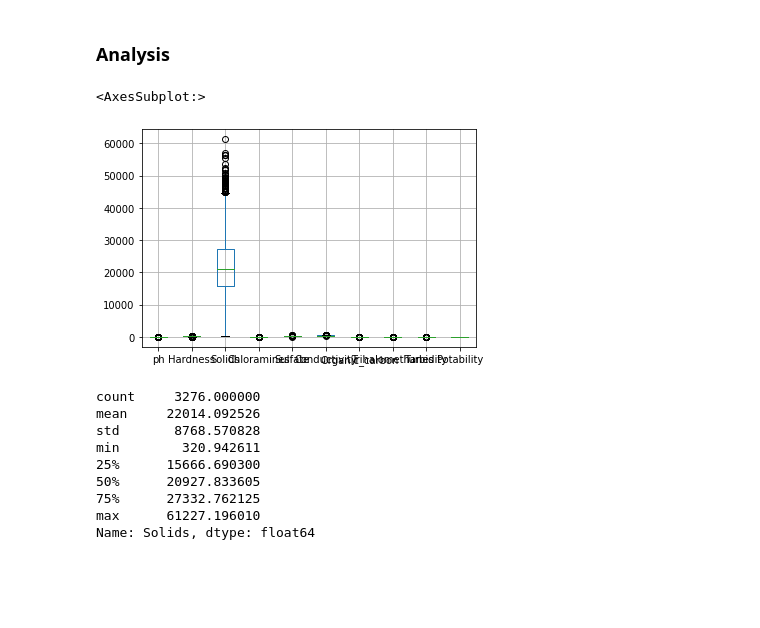
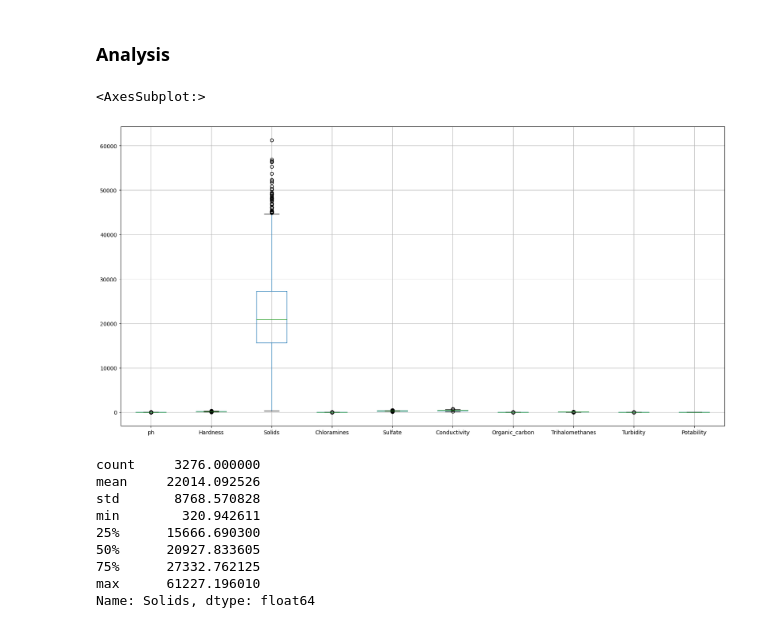
Before and after one commit to ldheeraj18/Water_quality_prediction_models_ML, a Jupyter notebook: Water_quality_prediction_model.ipynb, the cells around one changed output. Saved outputs shown, nothing was run; the diff lists cells and outputs as text; code cells hidden in the pictures; blank space fills up the shorter version.

```diff
--- a/Water_quality_prediction_model.ipynb
+++ b/Water_quality_prediction_model.ipynb
@@ -6,7 +6,7 @@ import matplotlib.pyplot as plt
 import seaborn as sns
 import numpy as nm
 # %%
-data = pd.read_csv(r"E:\MCA\NIT Trichy\ML\Project\water_potability.csv")
+data = pd.read_csv(r"D:\NIT TRICHY\Dheeraj\Water_quality_prediction_models_ML\water_potability.csv")
 # %%
 data.head()
 # %% [output]
@@ -91,10 +91,10 @@ data
 # %% [markdown]
 ### Analysis
 # %%
-data.boxplot(figsize=(15,6))
+data.boxplot(figsize=(20,10))
 # %% [output]
 <AxesSubplot:>
-[figure, old version]
+[figure, new version]
 # %%
 data['Solids'].describe()
 # %% [output]
```
Also changed, not shown: parts of 18 cells of this notebook.
